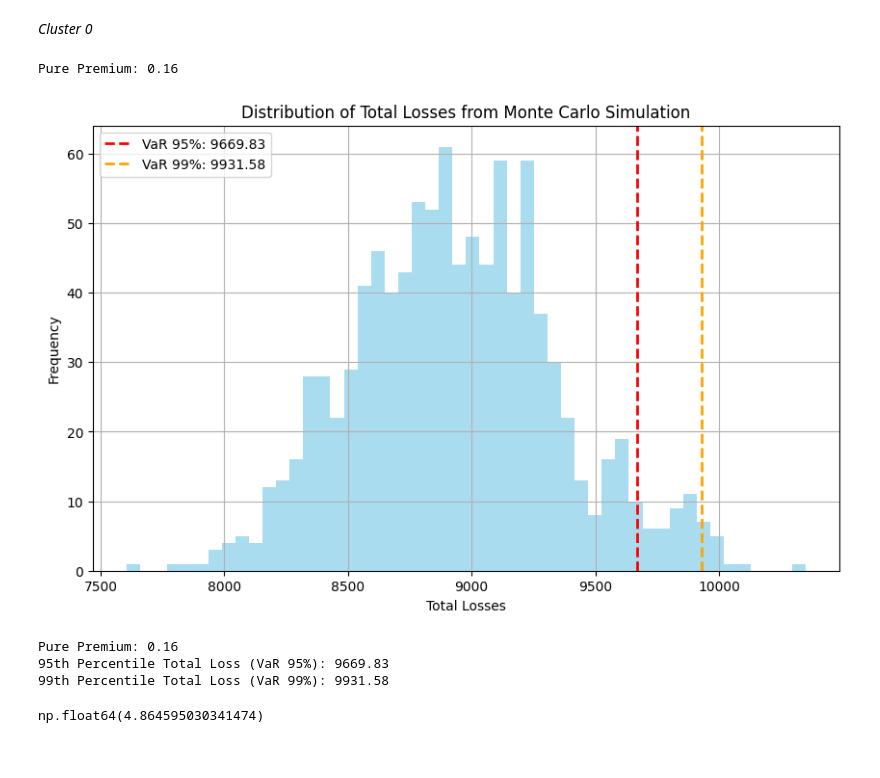
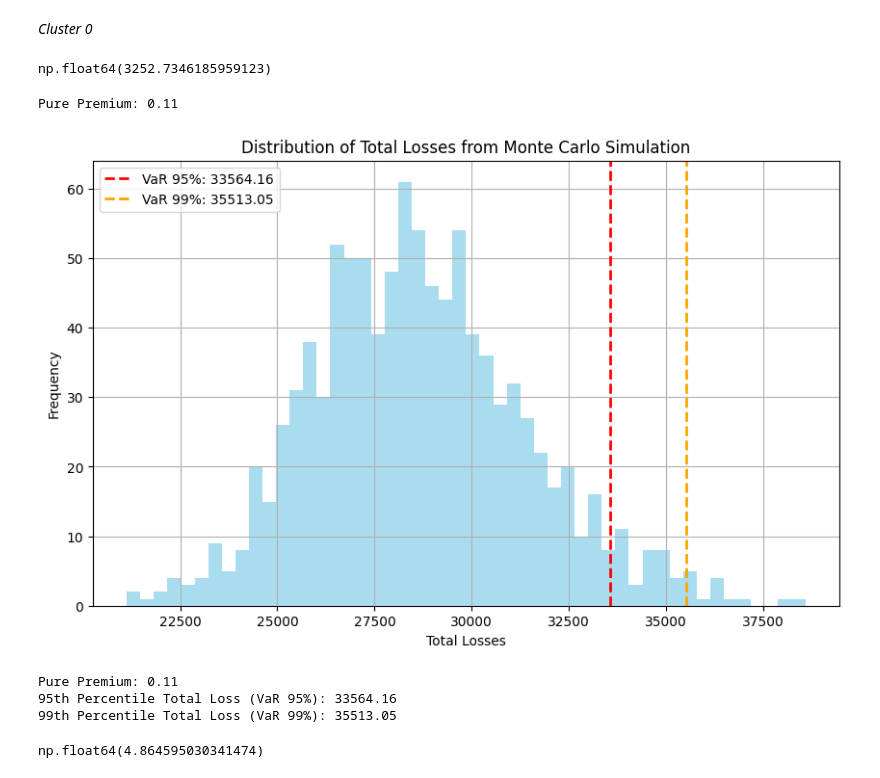
Before and after one commit to ThomasDeConinck/Assurance-Code-Python, a Jupyter notebook: assurances Code Python Case.ipynb, the cells around one changed output. Drawn from its saved outputs; the diff is of its cells as text; code cells hidden in the pictures.

```diff
--- a/assurances Code Python Case.ipynb
+++ b/assurances Code Python Case.ipynb
@@ -756,7 +820,44 @@ Expected Total Loss: 7645.46
 # Monte carlo per cluster
 # %% [markdown]
 *Cluster 0*
+# %%
+n_simulations_0 = 10
+n_policies_0 = len(df_cluster_0)  # Replace with len(claims_data) if claims_data is defined
+
+simulation_results_0 = pd.DataFrame()
+
+# Monte Carlo simulation loop
+for i in range(n_simulations_0):
+    # Simulate number of claims for all policies at once (Frequency_0 per year per policy)
+    frequency_0 = nbinom.rvs(r_negbin_0, p_negbin_0, size=n_policies_0)
+
+    # Initialize total claim severity for each policy
+    total_claim_severity_0 = np.zeros(n_policies_0)
+
+    # For policies with claims, simulate the severity
+    for j in range(n_policies_0):
+        if frequency_0[j] > 0:
+            severities_0 = lognorm.rvs(shape_0, loc=0, scale=scale_0, size=frequency_0[j])
+            total_claim_severity_0[j] = severities_0.sum()
+
+    # Create a temporary DataFrame for this simulation
+    temp_df_0 = pd.DataFrame({
+        'Policy': np.arange(n_policies_0),
+        'Frequency_0': frequency_0,
+        'Total_Claim_Severity_0': total_claim_severity_0,
+        'Simulation': i
+    })
+
+    # Append to the main DataFrame
+    simulation_results_0 = pd.concat([simulation_results_0, temp_df_0], ignore_index=True)
+    losses_0 = temp_df_0['Total_Claim_Severity_0']*temp_df_0['Frequency_0'].sum()
+
+losses_0.mean()
+# %% [output]
+np.float64(3252.7346185959123)
 # %%
+# OLD CODE !!!
+
 # Claim_counts holds historical claim frequency data
 # Non_zero_claims holds historical non-zero claim severities
 
@@ -794,42 +895,42 @@ for i in range(n_simulations):
 #expected_total_loss_0 = np.mean(total_losses_0)
 
 # Calculate expected claim frequency (mean of number of claims across policies)
-expected_frequency_0 = np.mean(fr)
+expected_frequency_0 = np.mean(num_claims_0)
 
 # Calculate expected severity (mean of the total claim severity across claims)
 expected_severity_0 = np.mean(total_claim_severity_0[total_claim_severity_0 > 0])  # for policies with claims
 
 # Pure Premium = Frequency * Severity
-pure_premium_0 = expected_frequency_0 * expected_severity_0
+pure_premium_0 = expected_frequency_0
 print(f"Pure Premium: {pure_premium_0:.2f}")
 
 # Calculate Value-at-Risk (VaR) at different confidence levels (95% and 99%)
 var_95_0 = np.percentile(total_losses_0, 95)
 var_99_0 = np.percentile(total_losses_0, 99)
 
 # Plot the total losses distribution and highlight VaR levels
 plt.figure(figsize=(10, 6))
 plt.hist(total_losses_0, bins=50, color='skyblue', alpha=0.7)
 plt.axvline(var_95_0, color='red', linestyle='dashed', linewidth=2, label=f'VaR 95%: {var_95_0:.2f}')
 plt.axvline(var_99_0, color='orange', linestyle='dashed', linewidth=2, label=f'VaR 99%: {var_99_0:.2f}')
 plt.title('Distribution of Total Losses from Monte Carlo Simulation')
 plt.xlabel('Total Losses')
 plt.ylabel('Frequency')
 plt.grid(True)
 plt.legend()
 plt.show()
 
 # Printing Risk Measures
 #print(f"Expected Total Loss: {expected_total_loss_0:.2f}")
 print(f"Pure Premium: {pure_premium_0:.2f}")
 print(f"95th Percentile Total Loss (VaR 95%): {var_95_0:.2f}")
 print(f"99th Percentile Total Loss (VaR 99%): {var_99_0:.2f}")
 # %% [output]
-Pure Premium: 0.16
+Pure Premium: 0.11
-[figure, old version]
+[figure, new version]
-Pure Premium: 0.16
-95th Percentile Total Loss (VaR 95%): 9669.83
-99th Percentile Total Loss (VaR 99%): 9931.58
+Pure Premium: 0.11
+95th Percentile Total Loss (VaR 95%): 33564.16
+99th Percentile Total Loss (VaR 99%): 35513.05
 # %%
 expected_frequency_0
 expected_severity_0
```
Also changed, not shown: parts of 12 cells of this notebook.
